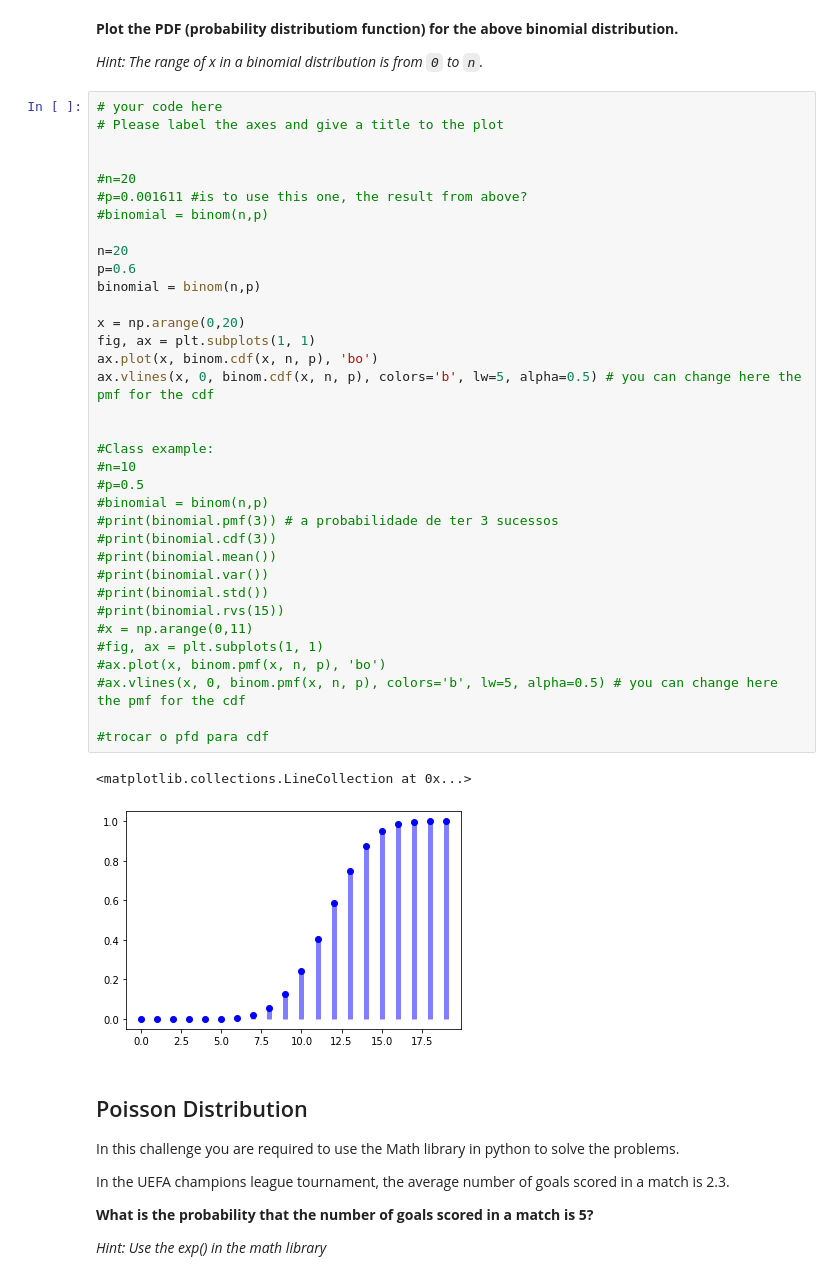
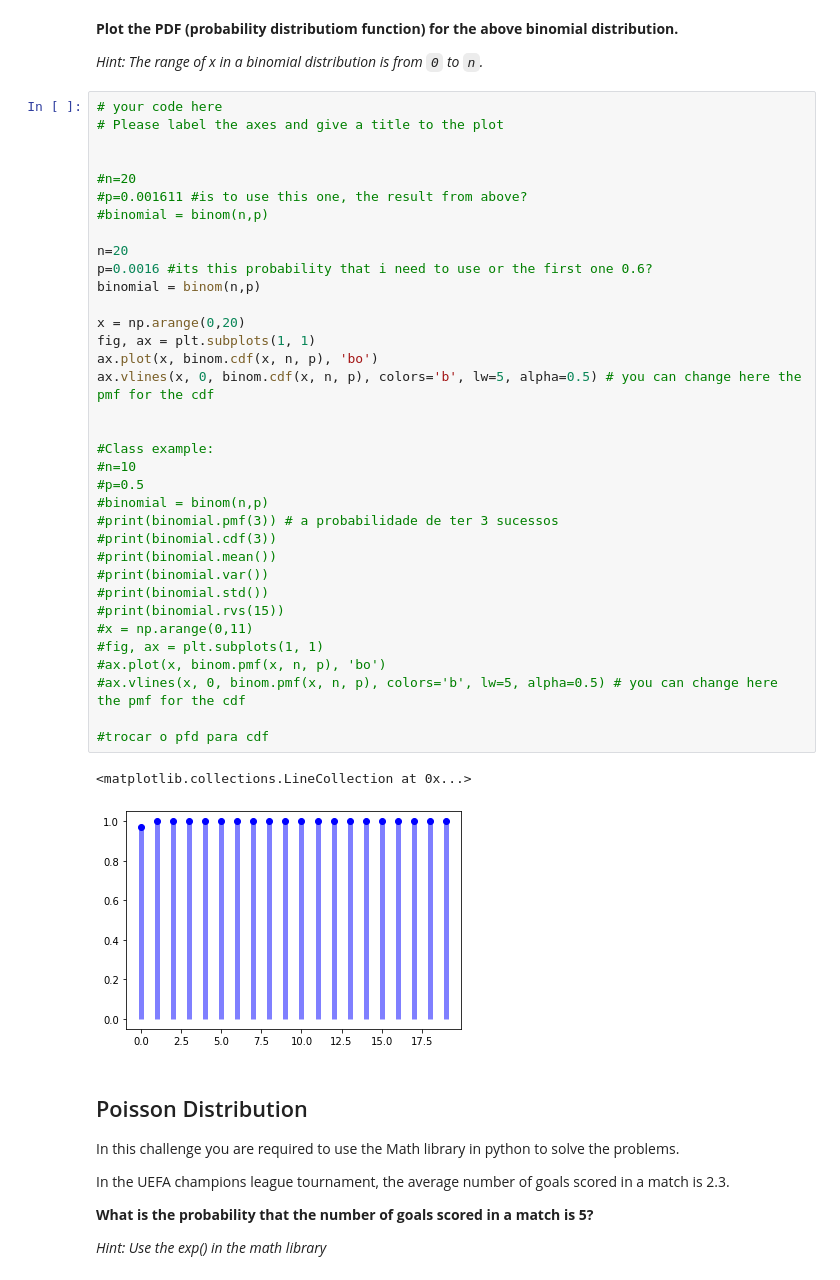
Before and after one commit to ta-data-lis/lab-probability-distributions, a Jupyter notebook: your-code/discrete.ipynb, the cells around one changed output. Cells and saved outputs as stored; diff of their text form.

```diff
--- a/your-code/discrete.ipynb
+++ b/your-code/discrete.ipynb
@@ -162,35 +194,35 @@ proba
 #p=0.001611 #is to use this one, the result from above?
 #binomial = binom(n,p)
 
 n=20
-p=0.6
+p=0.0016 #its this probability that i need to use or the first one 0.6?
 binomial = binom(n,p)
 
 x = np.arange(0,20)
 fig, ax = plt.subplots(1, 1)
 ax.plot(x, binom.cdf(x, n, p), 'bo')
 ax.vlines(x, 0, binom.cdf(x, n, p), colors='b', lw=5, alpha=0.5) # you can change here the pmf for the cdf
 
 
 #Class example:
 #n=10
 #p=0.5
 #binomial = binom(n,p)
 #print(binomial.pmf(3)) # a probabilidade de ter 3 sucessos
 #print(binomial.cdf(3))
 #print(binomial.mean())
 #print(binomial.var())
 #print(binomial.std())
 #print(binomial.rvs(15))
 #x = np.arange(0,11)
 #fig, ax = plt.subplots(1, 1)
 #ax.plot(x, binom.pmf(x, n, p), 'bo')
 #ax.vlines(x, 0, binom.pmf(x, n, p), colors='b', lw=5, alpha=0.5) # you can change here the pmf for the cdf
 
 #trocar o pfd para cdf
 # %% [output]
 <matplotlib.collections.LineCollection at 0x...>
-[figure, old version]
+[figure, new version]
 # %% [markdown]
 ## Poisson Distribution
 
```
Also changed, not shown: parts of 7 cells of this notebook, 1 other file.
